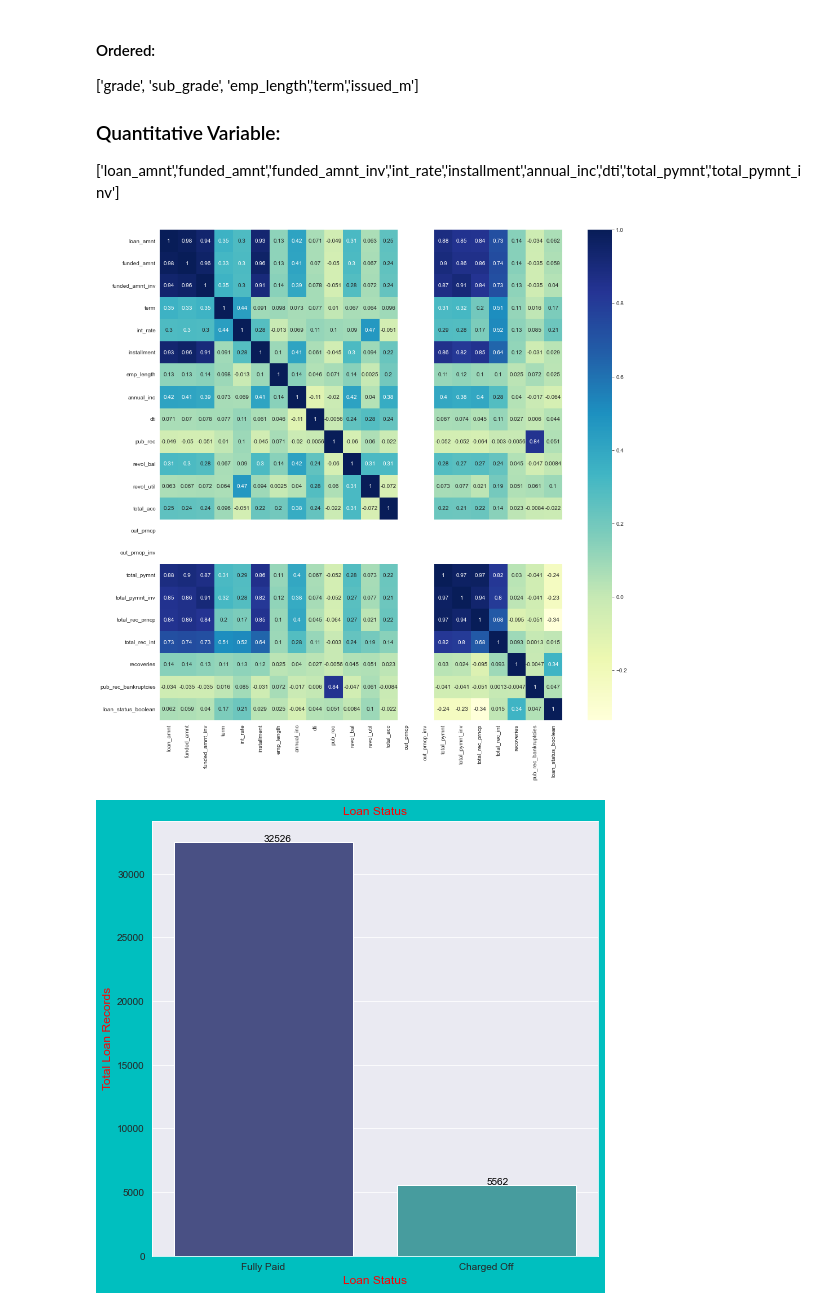
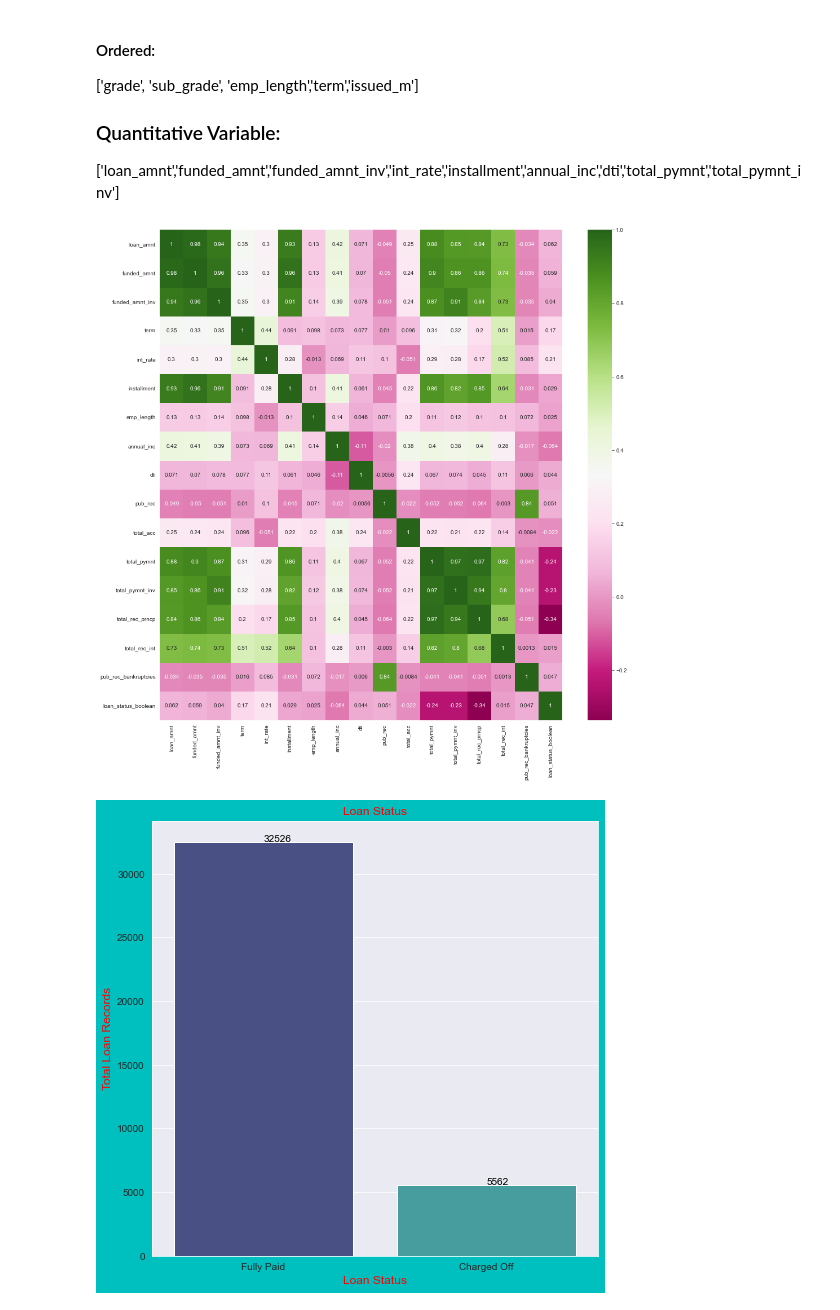
Before and after one commit to swapnilkj89/LendingClubCaseStudy, a Jupyter notebook: Swapnil_kumar_johari.ipynb, the cells around one changed output. Drawn from its saved outputs; the diff is of its cells as text; code cells hidden in the pictures.

```diff
--- a/Swapnil_kumar_johari.ipynb
+++ b/Swapnil_kumar_johari.ipynb
@@ -618,6 +618,8 @@ loan_df.pub_rec.value_counts()
 3        7
 4        2
 Name: pub_rec, dtype: int64
+# %%
+loan_df.drop(['out_prncp','out_prncp_inv',"zip_code",'recoveries','revol_bal','revol_util'],axis = 1, inplace = True)
 # %% [markdown]
 ## Univariate Analysis
 
@@ -631,11 +633,11 @@ Name: pub_rec, dtype: int64
 # %%
 import matplotlib.pyplot as plt
 plt.figure(figsize=(16, 16))
 sns.set_style("whitegrid")
-sns.heatmap(loan_df.corr(), cmap="YlGnBu", annot=True)
+sns.heatmap(loan_df.corr(), cmap="PiYG", annot=True)
 plt.show()
 # %% [output]
-[figure, old version]
+[figure, new version]
 # %%
 def unordered_categorical(size_x, size_y, column, graphTitle, x_axis, y_axis):
     plt.figure(figsize = (size_x,size_y), facecolor = 'c')
```
Also changed, not shown: parts of 57 cells of this notebook.
